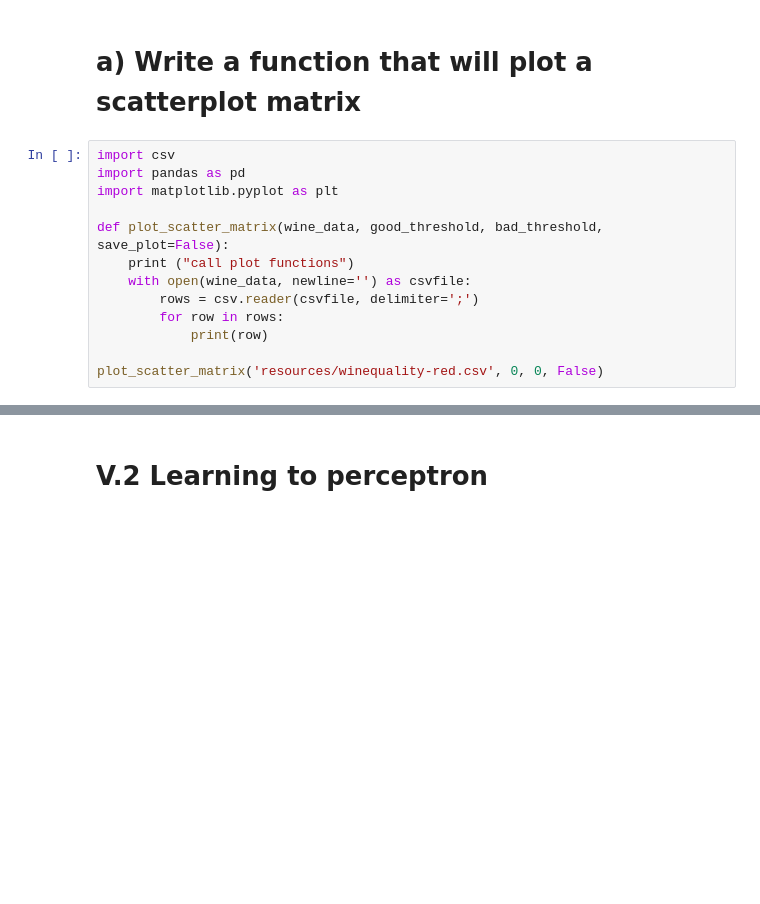
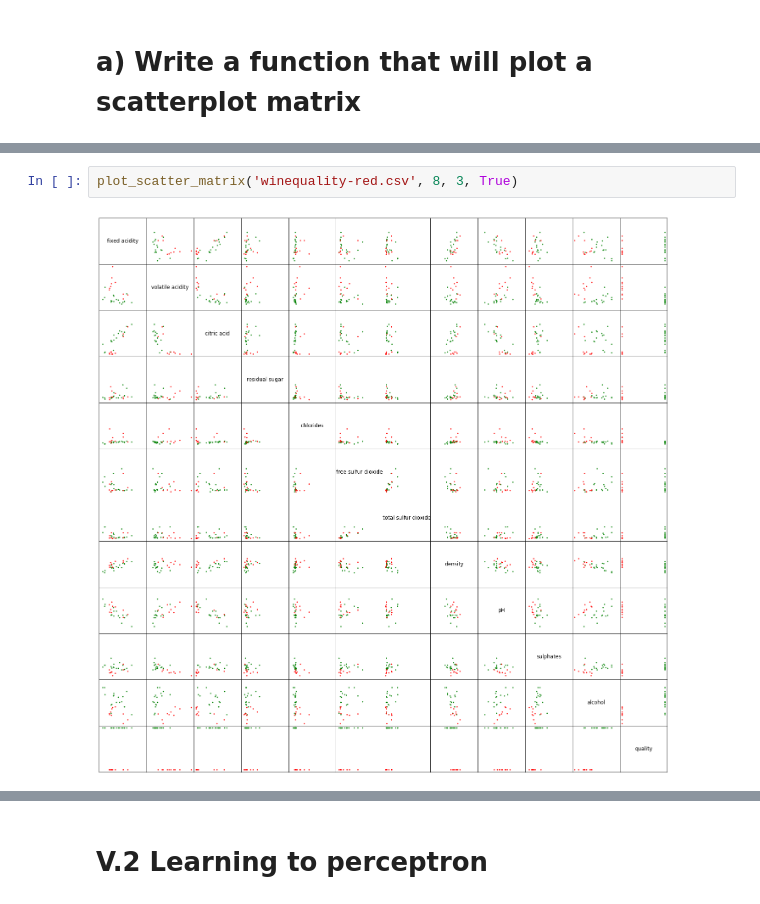
Before and after one commit to juoweichen/SommelierBot, a Jupyter notebook: ft_sommelier.ipynb, the cells around one changed output, grey strips where cells are left out. Saved outputs shown, nothing was run; the diff lists cells and outputs as text; blank space fills up the shorter version.

```diff
--- a/ft_sommelier.ipynb
+++ b/ft_sommelier.ipynb
@@ -2,16 +2,3 @@
 # V.1 Exploring the green reds
 # %% [markdown]
 # a) Write a function that will plot a scatterplot matrix
-# %%
-import csv
-import pandas as pd
-import matplotlib.pyplot as plt
-
-def plot_scatter_matrix(wine_data, good_threshold, bad_threshold, save_plot=False):
-    print ("call plot functions")
-    with open(wine_data, newline='') as csvfile:
-        rows = csv.reader(csvfile, delimiter=';')
-        for row in rows:
-            print(row)
-
-plot_scatter_matrix('resources/winequality-red.csv', 0, 0, False)
@@ -35,0 +57,4 @@ call plot functions
+# %%
+plot_scatter_matrix('winequality-red.csv', 8, 3, True)
+# %% [output]
+[figure, added]
```
Also changed, not shown: parts of 21 cells of this notebook, 10 other files.
